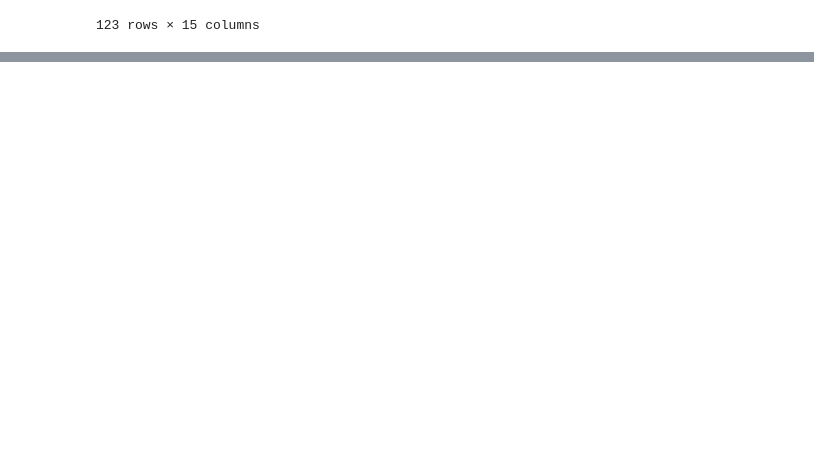
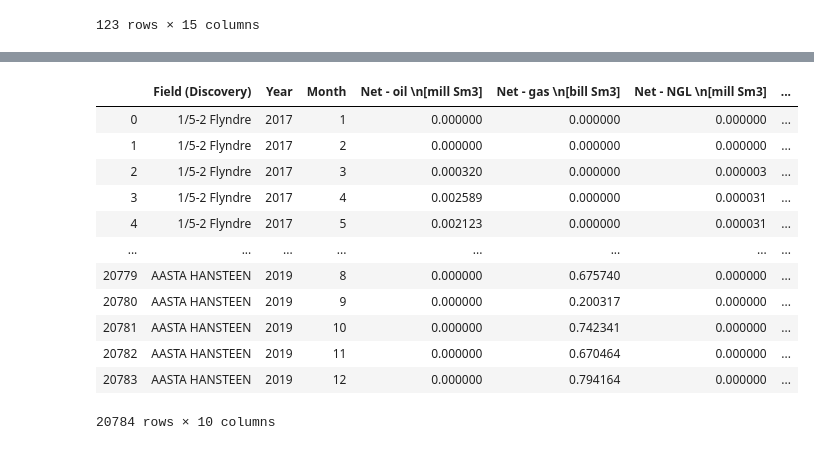
Before and after one commit to cLawson101/Value-of-Information-Project, a Jupyter notebook: ADDED FILES/Field Data stuff.ipynb, the cells around one changed output, grey strips where cells are left out. Cells and saved outputs as stored; diff of their text form; code cells hidden in the pictures; blank space fills up the shorter version.

```diff
--- a/ADDED FILES/Field Data stuff.ipynb
+++ b/ADDED FILES/Field Data stuff.ipynb
@@ -85,0 +213,17 @@ g = sns.pairplot(main_file)
+# %%
+monthly = pd.read_excel("field_production_monthly.xlsx")
+monthly
+# %% [output]
+|  | Field (Discovery) | Year | Month | Net - oil \n[mill Sm3] | Net - gas \n[bill Sm3] | Net - NGL \n[mill Sm3] | ... |
+| 0 | 1/5-2 Flyndre | 2017 | 1 | 0.000000 | 0.000000 | 0.000000 | ... |
+| 1 | 1/5-2 Flyndre | 2017 | 2 | 0.000000 | 0.000000 | 0.000000 | ... |
+| 2 | 1/5-2 Flyndre | 2017 | 3 | 0.000320 | 0.000000 | 0.000003 | ... |
+| 3 | 1/5-2 Flyndre | 2017 | 4 | 0.002589 | 0.000000 | 0.000031 | ... |
+| 4 | 1/5-2 Flyndre | 2017 | 5 | 0.002123 | 0.000000 | 0.000031 | ... |
+| ... | ... | ... | ... | ... | ... | ... | ... |
+| 20779 | AASTA HANSTEEN | 2019 | 8 | 0.000000 | 0.675740 | 0.000000 | ... |
+| 20780 | AASTA HANSTEEN | 2019 | 9 | 0.000000 | 0.200317 | 0.000000 | ... |
+| 20781 | AASTA HANSTEEN | 2019 | 10 | 0.000000 | 0.742341 | 0.000000 | ... |
+| 20782 | AASTA HANSTEEN | 2019 | 11 | 0.000000 | 0.670464 | 0.000000 | ... |
+| 20783 | AASTA HANSTEEN | 2019 | 12 | 0.000000 | 0.794164 | 0.000000 | ... |
+20784 rows × 10 columns
```
Also changed, not shown: parts of 21 cells of this notebook, 1 other file.
